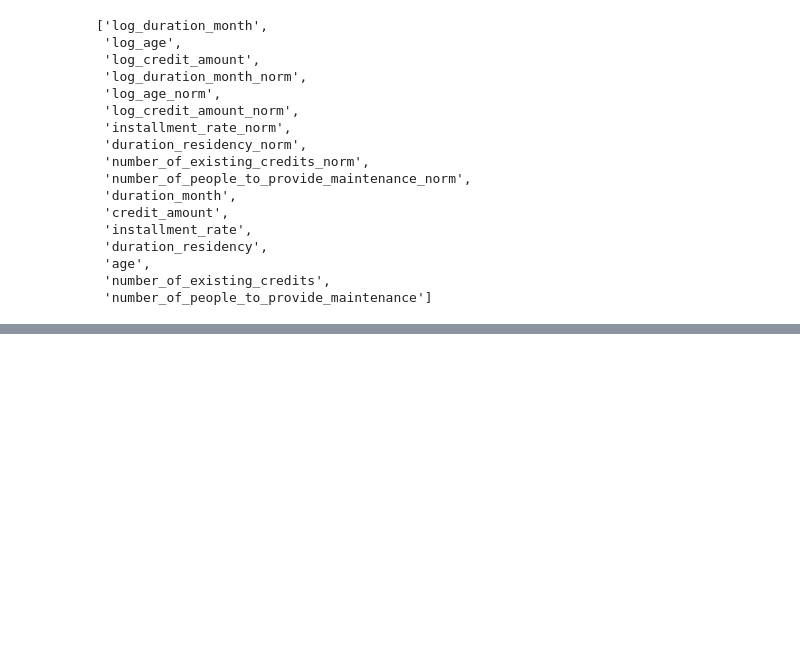
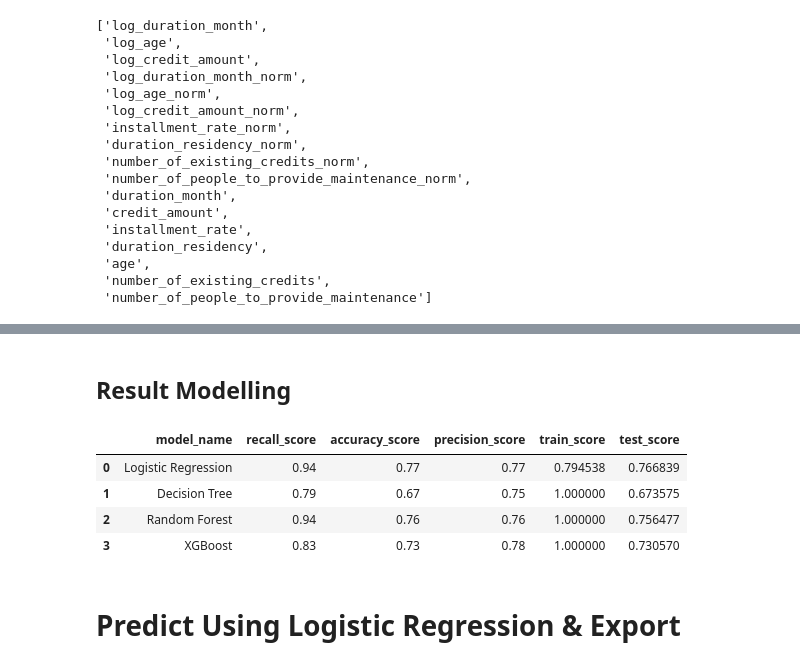
Before and after one commit to chakraskun/supervised-learning-german-credit-data, a Jupyter notebook: supervised-learning.ipynb, the cells around one changed output, grey strips where cells are left out. Cells and saved outputs as stored; diff of their text form; code cells hidden in the pictures; blank space fills up the shorter version.

Commit message:
finished modelling

```diff
--- a/supervised-learning.ipynb
+++ b/supervised-learning.ipynb
@@ -266,0 +353,14 @@ df_train.sample(5)
+# %%
+result_modelling = {}
+model_name = []
+train_score = []
+test_score = []
+recall_score_list = []
+score_acc_list = []
+precision_score_list = []
+
+for name, model in models:
+    params = model.fit(X_train, y_train)
+    model.fit(X_train, y_train)
+    y_pred = model.predict(X_test)
+    eval_classification(name ,params, y_pred, X_train, y_train, X_test, y_test)
@@ -266,0 +385,20 @@ df_train.sample(5)
+# %% [markdown]
+## Result Modelling
+# %%
+result_modelling['model_name'] = model_name
+result_modelling['recall_score'] = recall_score_list
+result_modelling['accuracy_score'] = score_acc_list
+result_modelling['precision_score'] = precision_score_list
+result_modelling['train_score'] = train_score
+result_modelling['test_score'] = test_score
+
+df_result = pd.DataFrame(result_modelling)
+df_result
+# %% [output]
+|  | model_name | recall_score | accuracy_score | precision_score | train_score | test_score |
+| 0 | Logistic Regression | 0.94 | 0.77 | 0.77 | 0.794538 | 0.766839 |
+| 1 | Decision Tree | 0.79 | 0.67 | 0.75 | 1.000000 | 0.673575 |
+| 2 | Random Forest | 0.94 | 0.76 | 0.76 | 1.000000 | 0.756477 |
+| 3 | XGBoost | 0.83 | 0.73 | 0.78 | 1.000000 | 0.730570 |
+# %% [markdown]
+# Predict Using Logistic Regression & Export
```
Also changed, not shown: parts of 23 cells of this notebook, 1 other file.
